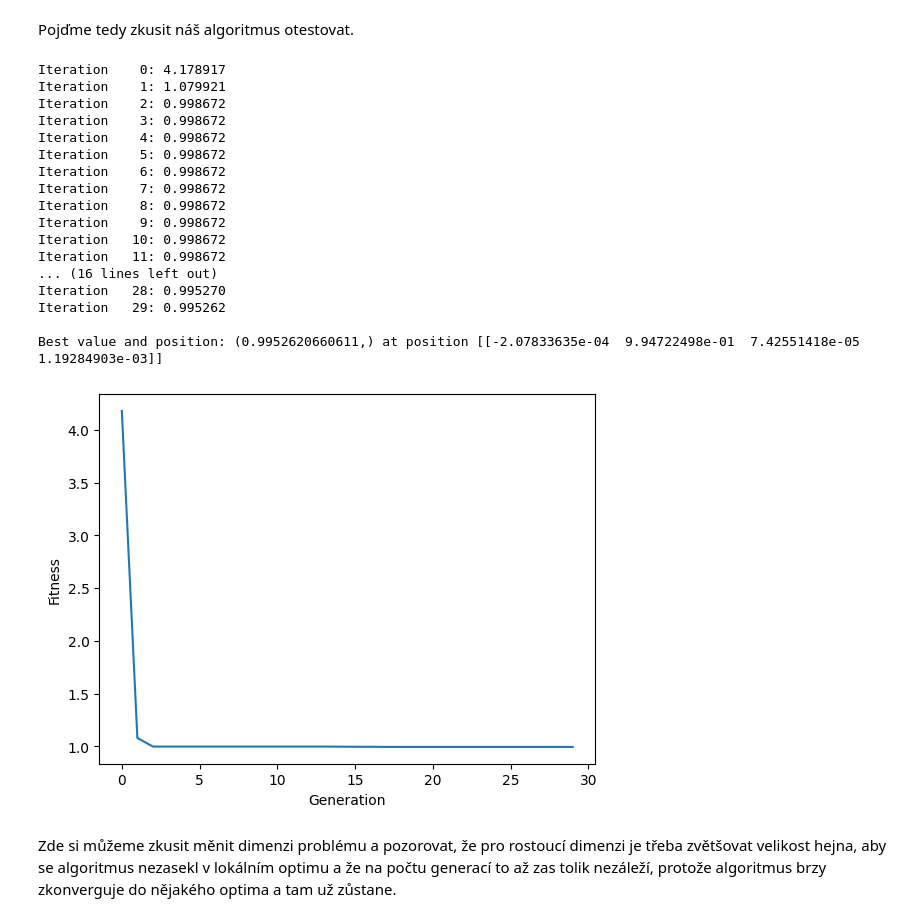
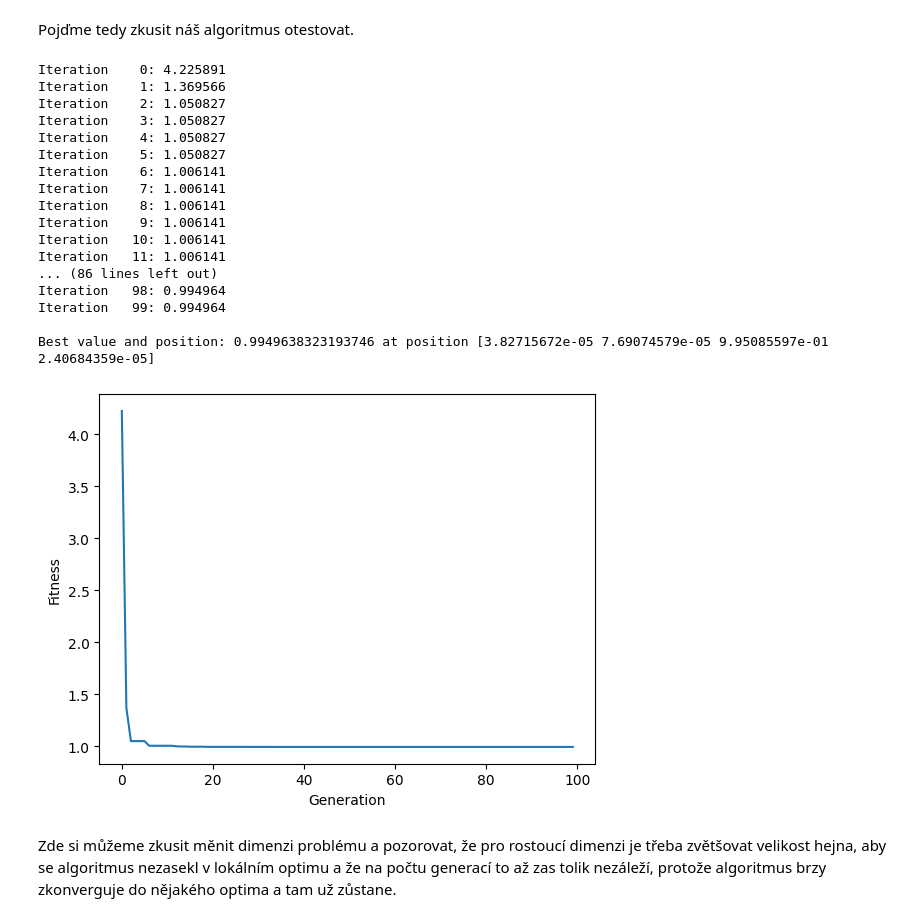
Before and after one commit to Mafi412/PIA, a Jupyter notebook: 06_rojove_algoritmy/swarm_intelligence.ipynb, the cells around one changed output. Saved outputs shown, nothing was run; the diff lists cells and outputs as text; code cells hidden in the pictures.

Commit message:
Update Swarm intelligence

```diff
--- a/06_rojove_algoritmy/swarm_intelligence.ipynb
+++ b/06_rojove_algoritmy/swarm_intelligence.ipynb
@@ -38,8 +38,8 @@ Na začátku algoritmu budeme potřebovat umět nainicializovat hejno. To uděl
 # Random swarm initialization
 def init_swarm(size, dimension):
     swarm = [Particle(
-        position = np.random.uniform(size=(1, dimension)),
-        speed = 0.2 * np.random.uniform(size=(1, dimension)) - 0.1
+        position = np.random.uniform(size=(dimension)),
+        speed = 0.2 * np.random.uniform(size=(dimension)) - 0.1
     ) for _ in range(size)]
 
     return swarm
@@ -68,14 +68,13 @@ def compute_best_global_position(swarm, fitness_function):
 
 # Rastrigin function as our "fitness" function, which we want to minimize
 def fitness(position):
-    position = position[0]
     N = len(position)
     A = 10
     value = A * N
     for i in range(len(position)):
         value += (position[i] * position[i]) - A * math.cos(2 * math.pi * position[i])
 
-    return value,
+    return value
 
 
 # PSO algorithm
@@ -90,40 +89,40 @@ def pso(fitness_function, swarm_size, problem_dim, max_iters):
         best_global_position = compute_best_global_position(swarm, fitness_function)
 
         # Logging
-        print(f"Iteration {iteration:4}: {fitness_function(best_global_position)[0]:.6f}")
-        best_fitness.append(fitness_function(best_global_position)[0])
+        print(f"Iteration {iteration:4}: {fitness_function(best_global_position):.6f}")
+        best_fitness.append(fitness_function(best_global_position))
 
     return best_global_position, best_fitness
 # %% [markdown]
 Pojďme tedy zkusit náš algoritmus otestovat.
 # %%
-best_position, best_fitness = pso(fitness, swarm_size=1000, problem_dim=4, max_iters=30)
+best_position, best_fitness = pso(fitness, swarm_size=1000, problem_dim=4, max_iters=100)
 
 print("\nBest value and position:", fitness(best_position), "at position", best_position)
 
 plt.plot(best_fitness)
 plt.ylabel("Fitness")
 plt.xlabel("Generation")
 plt.show()
 # %% [output]
-Iteration    0: 4.178917
-Iteration    1: 1.079921
-Iteration    2: 0.998672
-Iteration    3: 0.998672
-Iteration    4: 0.998672
-Iteration    5: 0.998672
-Iteration    6: 0.998672
-Iteration    7: 0.998672
-Iteration    8: 0.998672
-Iteration    9: 0.998672
-Iteration   10: 0.998672
-Iteration   11: 0.998672
-... (16 lines left out)
-Iteration   28: 0.995270
-Iteration   29: 0.995262
+Iteration    0: 4.225891
+Iteration    1: 1.369566
+Iteration    2: 1.050827
+Iteration    3: 1.050827
+Iteration    4: 1.050827
+Iteration    5: 1.050827
+Iteration    6: 1.006141
+Iteration    7: 1.006141
+Iteration    8: 1.006141
+Iteration    9: 1.006141
+Iteration   10: 1.006141
+Iteration   11: 1.006141
+... (86 lines left out)
+Iteration   98: 0.994964
+Iteration   99: 0.994964
 
-Best value and position: (0.9952620660611,) at position [[-2.07833635e-04  9.94722498e-01  7.42551418e-05  1.19284903e-03]]
+Best value and position: 0.9949638323193746 at position [3.82715672e-05 7.69074579e-05 9.95085597e-01 2.40684359e-05]
-[figure, old version]
+[figure, new version]
 # %% [markdown]
 Zde si můžeme zkusit měnit dimenzi problému a pozorovat, že pro rostoucí dimenzi je třeba zvětšovat velikost hejna, aby se algoritmus nezasekl v lokálním optimu a že na počtu generací to až zas tolik nezáleží, protože algoritmus brzy zkonverguje do nějakého optima a tam už zůstane.
 # %% [markdown]
```
Also changed, not shown: parts of 5 cells of this notebook.
